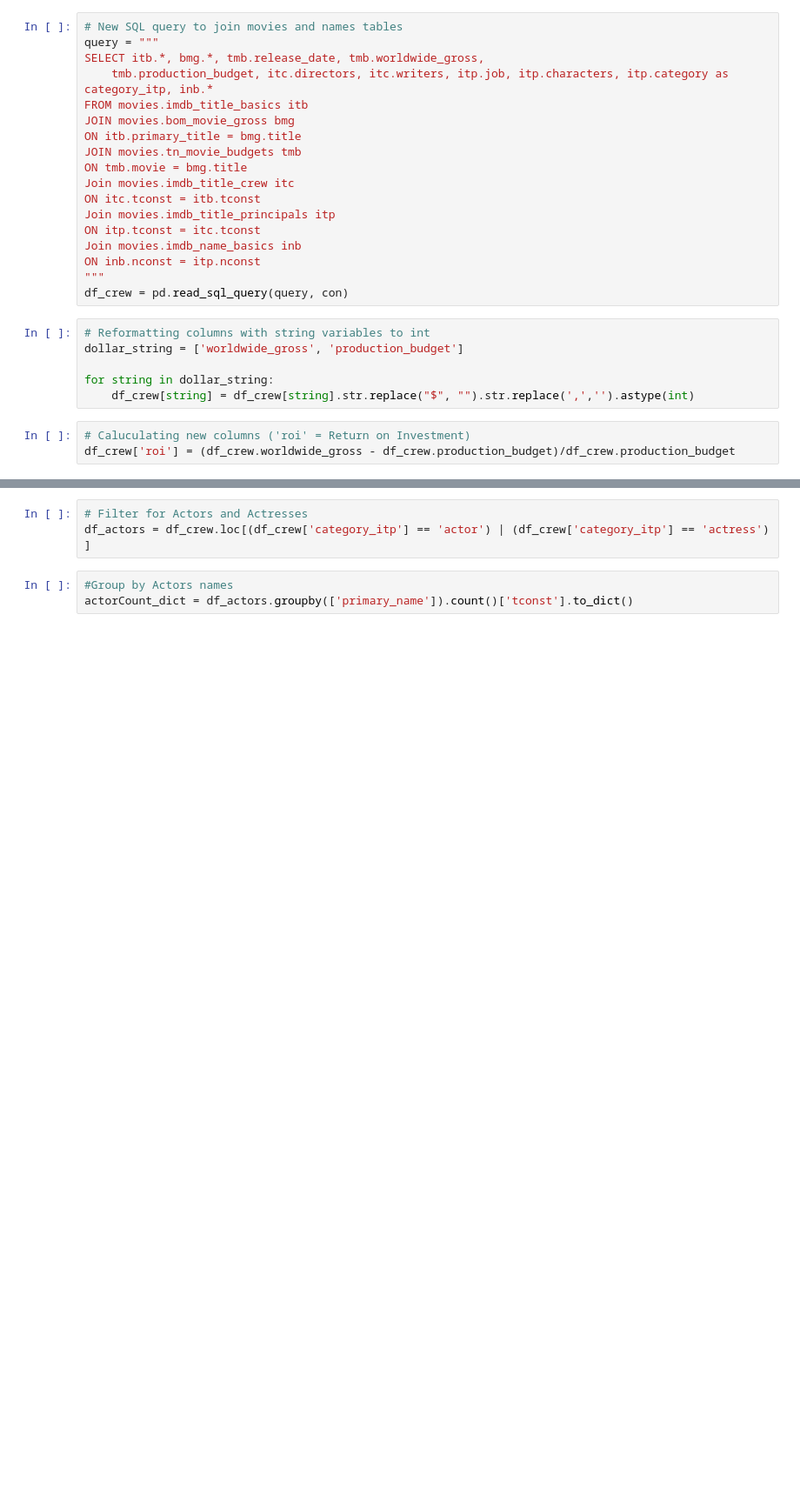
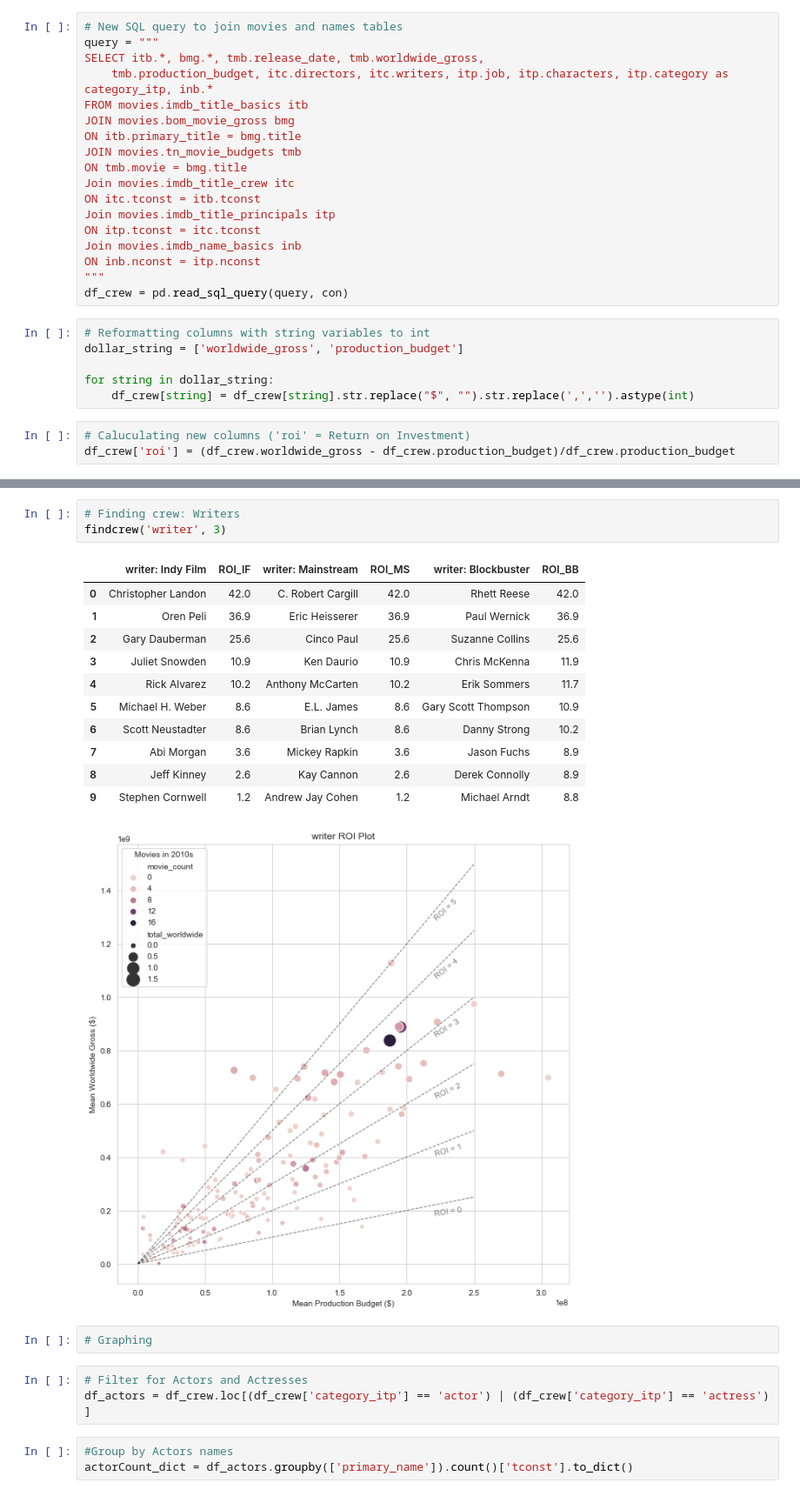
Before and after one commit to KyleDBetts/Project01, a Jupyter notebook: Movies_Project_KDB.ipynb, the cells around one changed output, grey strips where cells are left out. Shown: that part at 87% size. Cells and saved outputs as stored; diff of their text form; blank space fills up the shorter version.

```diff
--- a/Movies_Project_KDB.ipynb
+++ b/Movies_Project_KDB.ipynb
@@ -281,3 +383,21 @@ See the caveats in the documentation: https://pandas.pydata.org/pandas-docs/stab
+# %%
+# Finding crew: Writers
+findcrew('writer', 3)
+# %% [output]
+|  | writer: Indy Film | ROI_IF | writer: Mainstream | ROI_MS | writer: Blockbuster | ROI_BB |
+| 0 | Christopher Landon | 42.0 | C. Robert Cargill | 42.0 | Rhett Reese | 42.0 |
+| 1 | Oren Peli | 36.9 | Eric Heisserer | 36.9 | Paul Wernick | 36.9 |
+| 2 | Gary Dauberman | 25.6 | Cinco Paul | 25.6 | Suzanne Collins | 25.6 |
+| 3 | Juliet Snowden | 10.9 | Ken Daurio | 10.9 | Chris McKenna | 11.9 |
+| 4 | Rick Alvarez | 10.2 | Anthony McCarten | 10.2 | Erik Sommers | 11.7 |
+| 5 | Michael H. Weber | 8.6 | E.L. James | 8.6 | Gary Scott Thompson | 10.9 |
+| 6 | Scott Neustadter | 8.6 | Brian Lynch | 8.6 | Danny Strong | 10.2 |
+| 7 | Abi Morgan | 3.6 | Mickey Rapkin | 3.6 | Jason Fuchs | 8.9 |
+| 8 | Jeff Kinney | 2.6 | Kay Cannon | 2.6 | Derek Connolly | 8.9 |
+| 9 | Stephen Cornwell | 1.2 | Andrew Jay Cohen | 1.2 | Michael Arndt | 8.8 |
+[figure, added]
+# %%
+# Graphing
 # %%
 # Filter for Actors and Actresses
 df_actors = df_crew.loc[(df_crew['category_itp'] == 'actor') | (df_crew['category_itp'] == 'actress') ]
```
Also changed, not shown: parts of 25 cells of this notebook.
